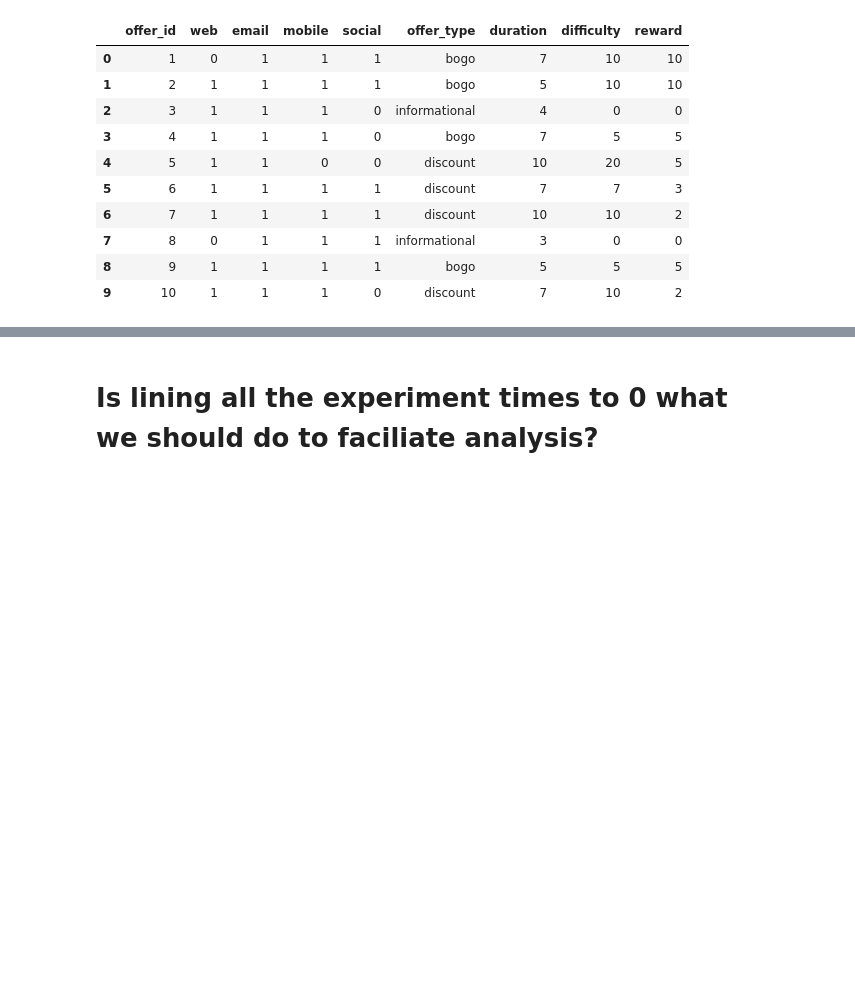
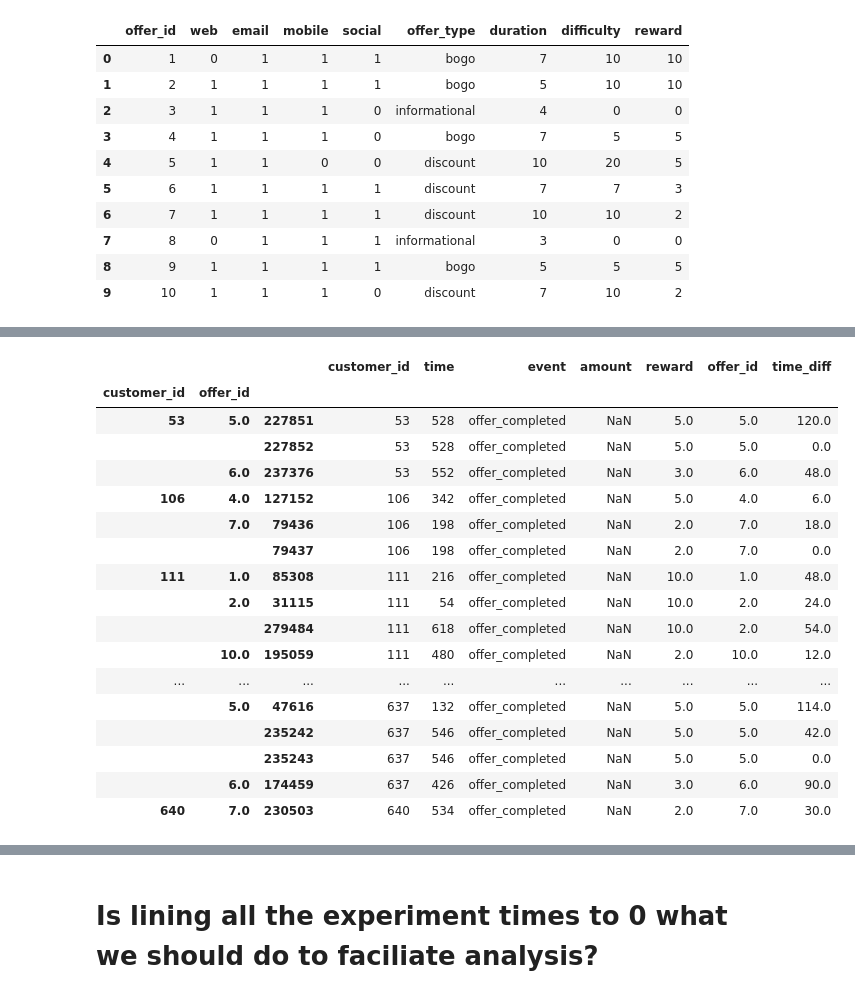
Before and after one commit to andrewKOwong/dsnd-starbucks, a Jupyter notebook: notebook-EDA.ipynb, the cells around one changed output, grey strips where cells are left out. Saved outputs shown, nothing was run; the diff lists cells and outputs as text; code cells hidden in the pictures; blank space fills up the shorter version.

```diff
--- a/notebook-EDA.ipynb
+++ b/notebook-EDA.ipynb
@@ -707,0 +769,16 @@ transcript.head()
+# %%
+
+# previous row's offer and event type
+
+# combination
+# event is completed
+# previous event is the same offer, and also completed
+# grab all those current lines
+
+test2 = test[test.customer_id.isin(
+                                    test[
+                                     (test.event == 'offer_completed') &
+                                     (test.event.shift() == 'offer_completed') &
+                                     (test.offer_id == test.offer_id.shift())
+                                    ].customer_id
+                                   )]
@@ -707,0 +830,21 @@ transcript.head()
+# %%
+test2[test2.event == 'offer_completed'].head(50)
+# %% [output]
+|  |  |  | customer_id | time | event | amount | reward | offer_id | time_diff |
+| customer_id | offer_id |  |  |  |  |  |  |  |  |
+| 53 | 5.0 | 227851 | 53 | 528 | offer_completed | NaN | 5.0 | 5.0 | 120.0 |
+|  |  | 227852 | 53 | 528 | offer_completed | NaN | 5.0 | 5.0 | 0.0 |
+|  | 6.0 | 237376 | 53 | 552 | offer_completed | NaN | 3.0 | 6.0 | 48.0 |
+| 106 | 4.0 | 127152 | 106 | 342 | offer_completed | NaN | 5.0 | 4.0 | 6.0 |
+|  | 7.0 | 79436 | 106 | 198 | offer_completed | NaN | 2.0 | 7.0 | 18.0 |
+|  |  | 79437 | 106 | 198 | offer_completed | NaN | 2.0 | 7.0 | 0.0 |
+| 111 | 1.0 | 85308 | 111 | 216 | offer_completed | NaN | 10.0 | 1.0 | 48.0 |
+|  | 2.0 | 31115 | 111 | 54 | offer_completed | NaN | 10.0 | 2.0 | 24.0 |
+|  |  | 279484 | 111 | 618 | offer_completed | NaN | 10.0 | 2.0 | 54.0 |
+|  | 10.0 | 195059 | 111 | 480 | offer_completed | NaN | 2.0 | 10.0 | 12.0 |
+| ... | ... | ... | ... | ... | ... | ... | ... | ... | ... |
+|  | 5.0 | 47616 | 637 | 132 | offer_completed | NaN | 5.0 | 5.0 | 114.0 |
+|  |  | 235242 | 637 | 546 | offer_completed | NaN | 5.0 | 5.0 | 42.0 |
+|  |  | 235243 | 637 | 546 | offer_completed | NaN | 5.0 | 5.0 | 0.0 |
+|  | 6.0 | 174459 | 637 | 426 | offer_completed | NaN | 3.0 | 6.0 | 90.0 |
+| 640 | 7.0 | 230503 | 640 | 534 | offer_completed | NaN | 2.0 | 7.0 | 30.0 |
```
Also changed, not shown: parts of 51 cells of this notebook.
